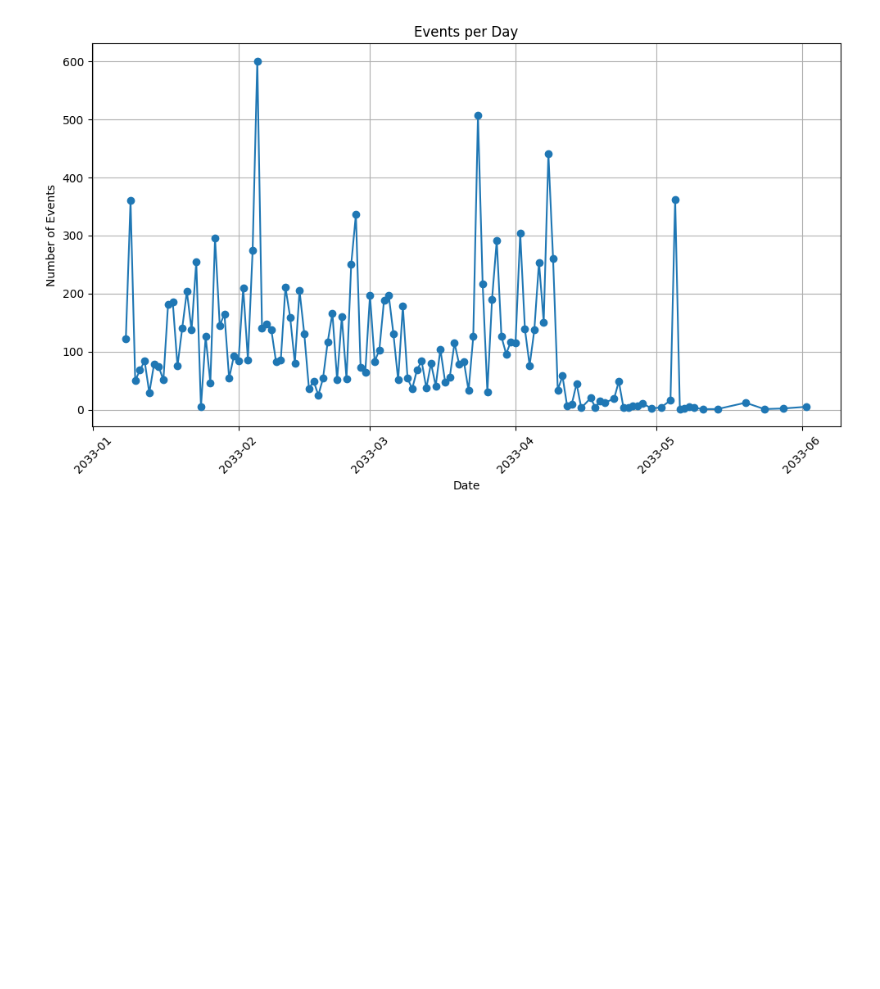
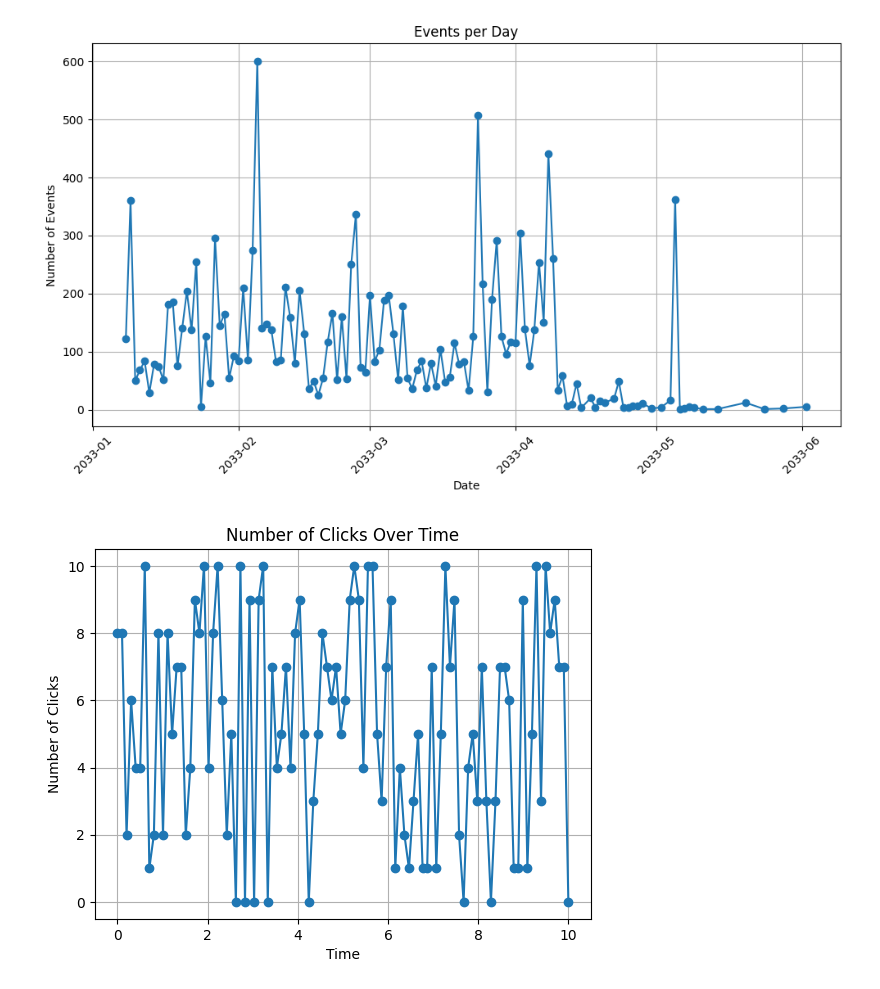
Before and after one commit to xenshreyas/hack-la-2023, a Jupyter notebook: AnalyzeThis!/starter.ipynb, the cells around one changed output. Saved outputs shown, nothing was run; the diff lists cells and outputs as text; code cells hidden in the pictures; blank space fills up the shorter version.

```diff
--- a/AnalyzeThis!/starter.ipynb
+++ b/AnalyzeThis!/starter.ipynb
@@ -248,3 +248,22 @@ Try using .loc[row_indexer,col_indexer] = value instead
 See the caveats in the documentation: https://pandas.pydata.org/pandas-docs/stable/user_guide/indexing.html#returning-a-view-versus-a-copy
   bot_student_navigation_events_3['event_time'] = pd.to_datetime(bot_student_navigation_events_3['event_time'], format='ISO8601')
 [figure]
+# %%
+import numpy as np
+import matplotlib.pyplot as plt
+import random
+
+# Generate random data for the number of clicks over time
+num_points = 100
+time_points = np.linspace(0, 10, num_points)
+clicks = [random.randint(0, 10) for _ in range(num_points)]
+
+# Plot the line graph
+plt.plot(time_points, clicks, marker='o', linestyle='-')
+plt.xlabel('Time')
+plt.ylabel('Number of Clicks')
+plt.title('Number of Clicks Over Time')
+plt.grid(True)
+plt.show()
+# %% [output]
+[figure, added]
```
